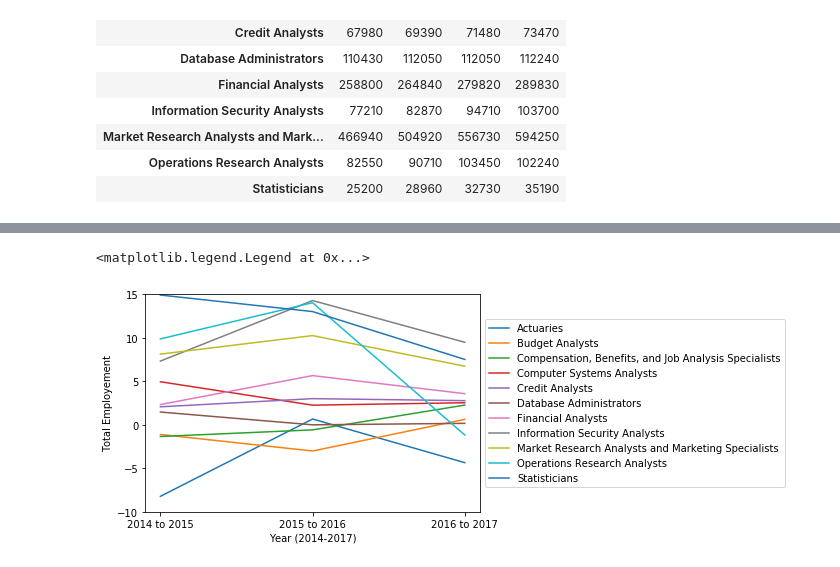
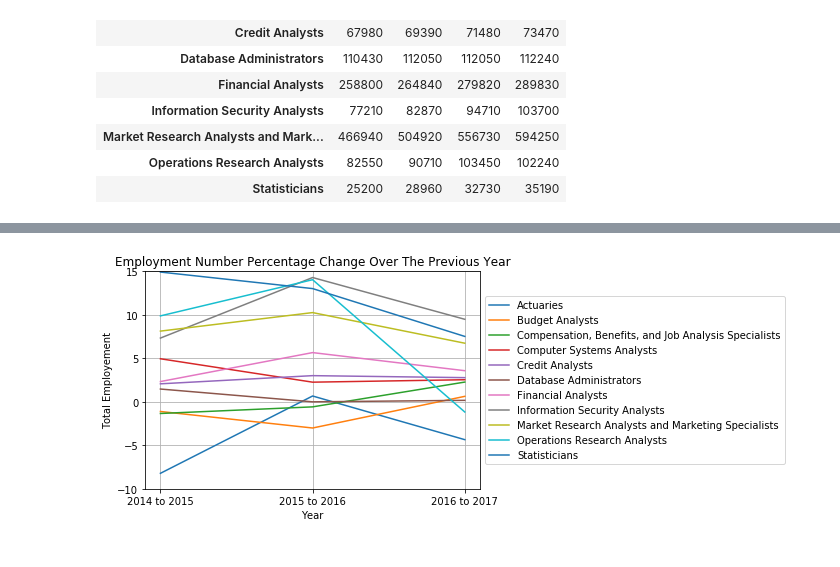
Before and after one commit to phillkev/Project--1, a Jupyter notebook: bls_employeement.ipynb, the cells around one changed output, grey strips where cells are left out. Saved outputs shown, nothing was run; the diff lists cells and outputs as text; code cells hidden in the pictures.

```diff
--- a/bls_employeement.ipynb
+++ b/bls_employeement.ipynb
@@ -176,16 +198,18 @@ emp_change_df
 | 2015 to 2016 | 0.67 | -3.01 | -0.58 | 2.26 | 3.01 | ... |
 | 2016 to 2017 | -4.35 | 0.63 | 2.27 | 2.54 | 2.78 | ... |
 # %%
+# Plot
 for i in emp_change_df.columns:
     if i != 'index':
        plt.plot(emp_change_df.index, emp_change_df[f'{i}'],label=f'{i}')
 
-#plt.xlim(2014, 2017)
+plt.title('Employment Number Percentage Change Over The Previous Year')
 plt.ylim(-10, 15)
-#plt.grid()
-plt.xlabel('Year (2014-2017)')
+plt.grid()
+plt.xlabel('Year')
 plt.ylabel('Total Employement')
 plt.legend(loc='center left', bbox_to_anchor=(1, 0.5))
+
+plt.savefig("TotalEmployment_OccupationPercentChange.png")
 # %% [output]
-<matplotlib.legend.Legend at 0x...>
-[figure, old version]
+[figure, new version]
```
Also changed, not shown: parts of 9 cells of this notebook, 3 other files.
